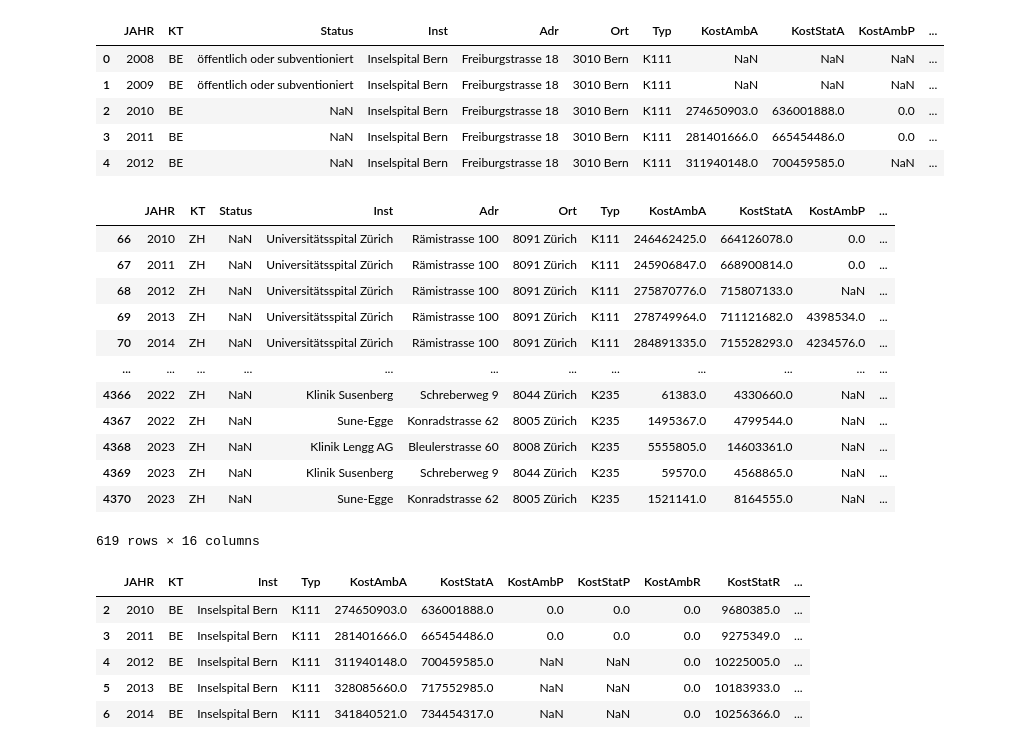
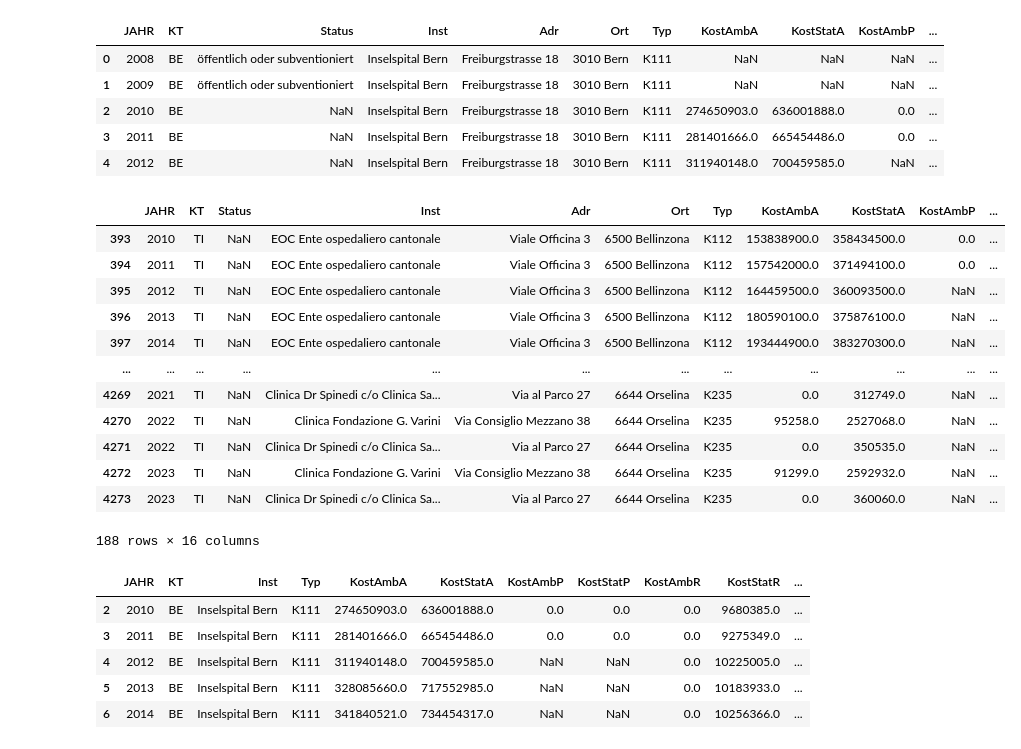
Before and after one commit to jeliigis/final-project-jbns, a Jupyter notebook: scripts/hospital_costs_new.ipynb, the cells around one changed output. Saved outputs shown, nothing was run; the diff lists cells and outputs as text; code cells hidden in the pictures.

Commit message:
fixed the ticino mysterium, dropped unnecessary columns in data file

```diff
--- a/scripts/hospital_costs_new.ipynb
+++ b/scripts/hospital_costs_new.ipynb
@@ -31,28 +31,28 @@ kanton_to_region= {
     'SG': 'Ostschweiz', 'GR': 'Ostschweiz', 'TG': 'Ostschweiz',
     'LU': 'Zentralschweiz', 'UR': 'Zentralschweiz', 'SZ': 'Zentralschweiz',
     'OW': 'Zentralschweiz', 'NW': 'Zentralschweiz', 'ZG': 'Zentralschweiz',
-    'TI': 'Tessin'
+    'TI': 'Ticino'
 }
 # %%
 #mapping anwenden
 df_cost['Grossregion']= df_cost['KT'].map(kanton_to_region)
 # %%
 df_cost.head(20)
-df_cost.query("Grossregion == 'Zürich'")
+df_cost.query("Grossregion == 'Ticino'")
 # %% [output]
 |  | JAHR | KT | Status | Inst | Adr | Ort | Typ | KostAmbA | KostStatA | KostAmbP | ... |
-| 66 | 2010 | ZH | NaN | Universitätsspital Zürich | Rämistrasse 100 | 8091 Zürich | K111 | 246462425.0 | 664126078.0 | 0.0 | ... |
-| 67 | 2011 | ZH | NaN | Universitätsspital Zürich | Rämistrasse 100 | 8091 Zürich | K111 | 245906847.0 | 668900814.0 | 0.0 | ... |
-| 68 | 2012 | ZH | NaN | Universitätsspital Zürich | Rämistrasse 100 | 8091 Zürich | K111 | 275870776.0 | 715807133.0 | NaN | ... |
-| 69 | 2013 | ZH | NaN | Universitätsspital Zürich | Rämistrasse 100 | 8091 Zürich | K111 | 278749964.0 | 711121682.0 | 4398534.0 | ... |
-| 70 | 2014 | ZH | NaN | Universitätsspital Zürich | Rämistrasse 100 | 8091 Zürich | K111 | 284891335.0 | 715528293.0 | 4234576.0 | ... |
+| 393 | 2010 | TI | NaN | EOC Ente ospedaliero cantonale | Viale Officina 3 | 6500 Bellinzona | K112 | 153838900.0 | 358434500.0 | 0.0 | ... |
+| 394 | 2011 | TI | NaN | EOC Ente ospedaliero cantonale | Viale Officina 3 | 6500 Bellinzona | K112 | 157542000.0 | 371494100.0 | 0.0 | ... |
+| 395 | 2012 | TI | NaN | EOC Ente ospedaliero cantonale | Viale Officina 3 | 6500 Bellinzona | K112 | 164459500.0 | 360093500.0 | NaN | ... |
+| 396 | 2013 | TI | NaN | EOC Ente ospedaliero cantonale | Viale Officina 3 | 6500 Bellinzona | K112 | 180590100.0 | 375876100.0 | NaN | ... |
+| 397 | 2014 | TI | NaN | EOC Ente ospedaliero cantonale | Viale Officina 3 | 6500 Bellinzona | K112 | 193444900.0 | 383270300.0 | NaN | ... |
 | ... | ... | ... | ... | ... | ... | ... | ... | ... | ... | ... | ... |
-| 4366 | 2022 | ZH | NaN | Klinik Susenberg | Schreberweg 9 | 8044 Zürich | K235 | 61383.0 | 4330660.0 | NaN | ... |
-| 4367 | 2022 | ZH | NaN | Sune-Egge | Konradstrasse 62 | 8005 Zürich | K235 | 1495367.0 | 4799544.0 | NaN | ... |
-| 4368 | 2023 | ZH | NaN | Klinik Lengg AG | Bleulerstrasse 60 | 8008 Zürich | K235 | 5555805.0 | 14603361.0 | NaN | ... |
-| 4369 | 2023 | ZH | NaN | Klinik Susenberg | Schreberweg 9 | 8044 Zürich | K235 | 59570.0 | 4568865.0 | NaN | ... |
-| 4370 | 2023 | ZH | NaN | Sune-Egge | Konradstrasse 62 | 8005 Zürich | K235 | 1521141.0 | 8164555.0 | NaN | ... |
+| 4269 | 2021 | TI | NaN | Clinica Dr Spinedi c/o Clinica Sa... | Via al Parco 27 | 6644 Orselina | K235 | 0.0 | 312749.0 | NaN | ... |
+| 4270 | 2022 | TI | NaN | Clinica Fondazione G. Varini | Via Consiglio Mezzano 38 | 6644 Orselina | K235 | 95258.0 | 2527068.0 | NaN | ... |
+| 4271 | 2022 | TI | NaN | Clinica Dr Spinedi c/o Clinica Sa... | Via al Parco 27 | 6644 Orselina | K235 | 0.0 | 350535.0 | NaN | ... |
+| 4272 | 2023 | TI | NaN | Clinica Fondazione G. Varini | Via Consiglio Mezzano 38 | 6644 Orselina | K235 | 91299.0 | 2592932.0 | NaN | ... |
+| 4273 | 2023 | TI | NaN | Clinica Dr Spinedi c/o Clinica Sa... | Via al Parco 27 | 6644 Orselina | K235 | 0.0 | 360060.0 | NaN | ... |
-619 rows × 16 columns
+188 rows × 16 columns
 # %%
 #Spalten entfernen, die wir sicherlich nicht mehr benötigen
 
```
Also changed, not shown: parts of 11 cells of this notebook, 4 other files.
